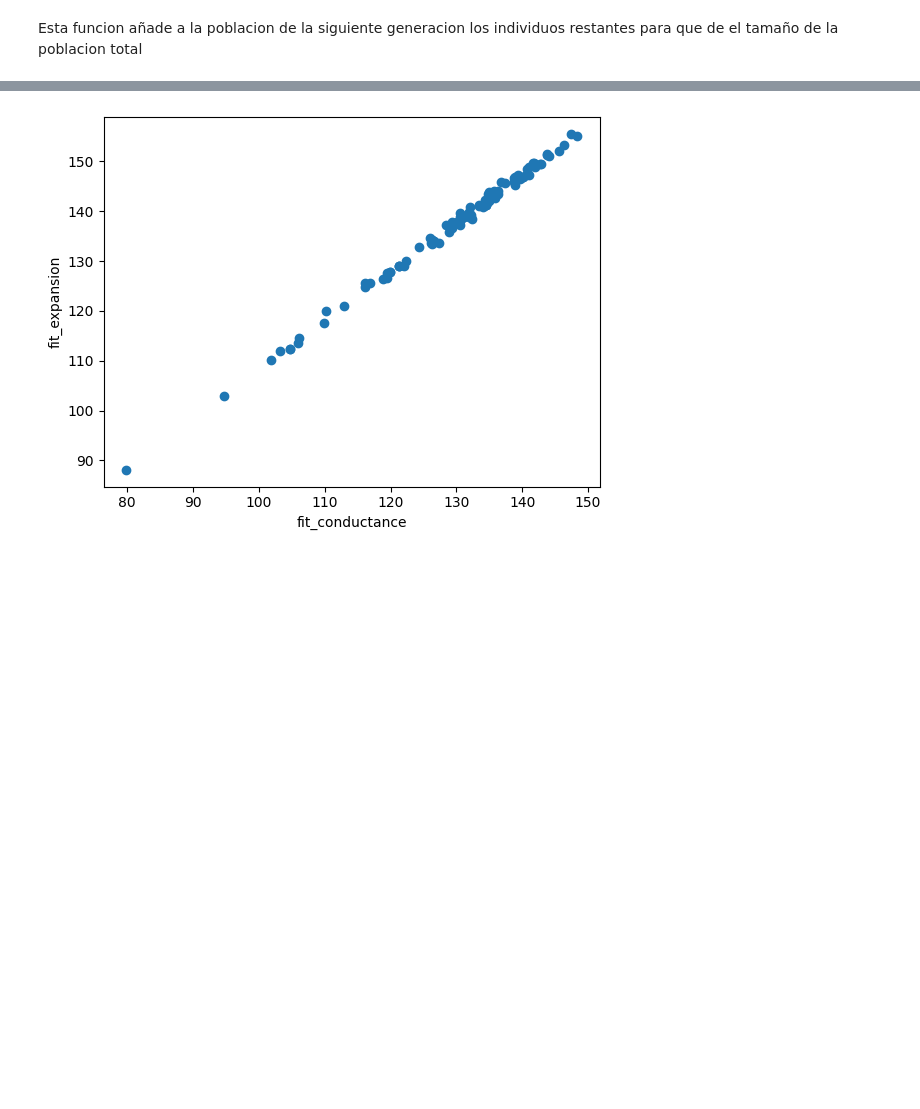
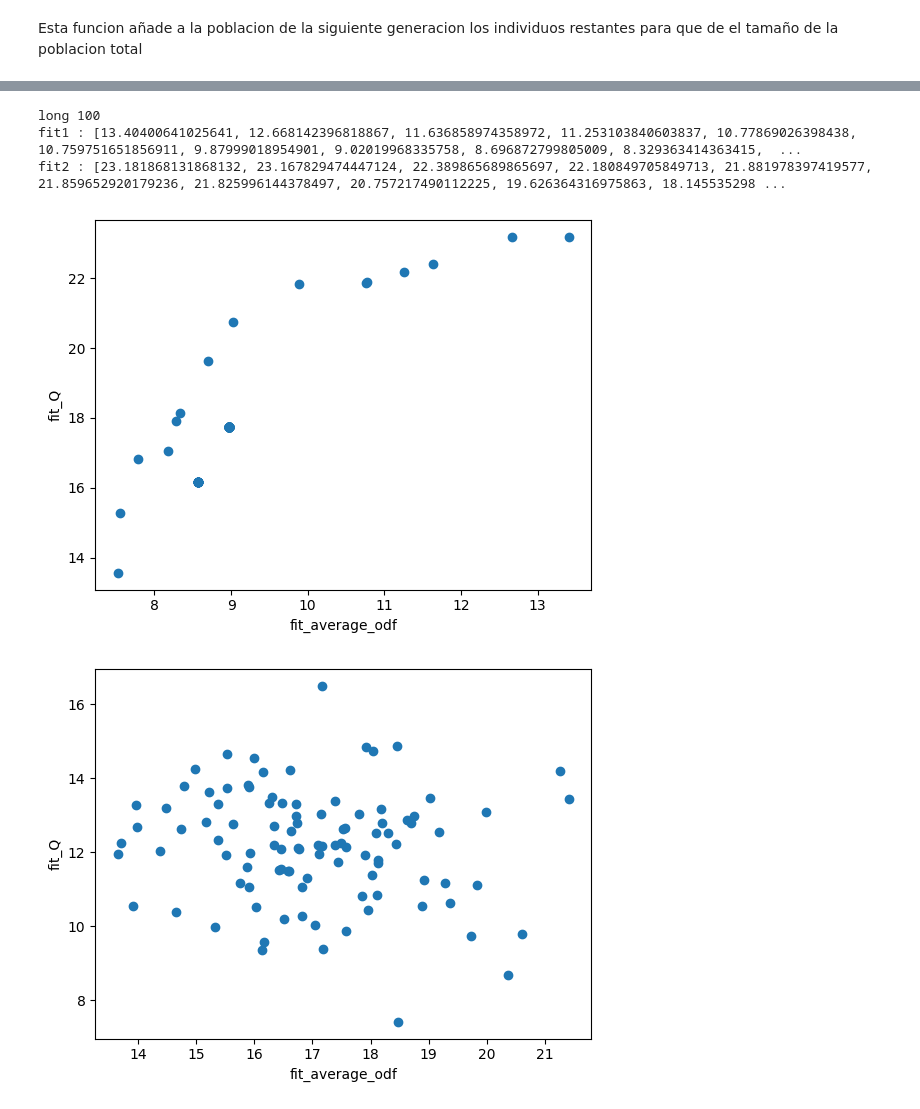
Before and after one commit to JLopezBermejo/PracticaSNAyCEB, a Jupyter notebook: Practica Ejercicio B (clean).ipynb, the cells around one changed output, grey strips where cells are left out. Cells and saved outputs as stored; diff of their text form; code cells hidden in the pictures; blank space fills up the shorter version.

Commit message:
cambios en la funcion evolve y demas, el pareto parece indicar unos avances coherentes

```diff
--- a/Practica Ejercicio B (clean).ipynb
+++ b/Practica Ejercicio B (clean).ipynb
@@ -290,7 +303,7 @@ def evolve(pop, fit1, fit2, grafo, conversiones, T=3, pcross=0.8, pmut=0.2, n_pu
 
     return pop
 # %%
-evolved_pop = evolve(pop, fit_conductance, fit_expansion, amazon_G, conversiones, n_gen=100, fit2_maximize=True)
+evolved_pop = evolve(pop, fit_average_odf, fit_Q, amazon_G, conversiones, n_gen=1000, fit2_maximize=True)
 evolved_pop
 # %% [output]
 N of gen: 0
@@ -330,20 +343,43 @@ longitud pop para la siguiente generacion: 100
 # %%
 import matplotlib.pyplot as plt
+
+pop = create(amazon_G.nodes, A, conversiones)
+
+print(f"long {len(evolved_pop)}")
+fits1 = []
+fits2 = []
+
+for ind in evolved_pop:
+    fits1.append(fit_average_odf(amazon_G, ind, conversiones))
+    fits2.append(fit_Q(amazon_G, ind, conversiones))
+
+print(f"fit1 : {fits1}")
+print(f"fit2 : {fits2}")
+
+plt.scatter(fits1, fits2)
+plt.xlabel('fit_average_odf')
+plt.ylabel('fit_Q')
+
+plt.show()
 
 fits1 = []
 fits2 = []
 
-for ind in evolved_pop:
-    fits1.append(fit_conductance(amazon_G, ind, conversiones))
-    fits2.append(fit_expansion(amazon_G, ind, conversiones))
+for ind in pop:
+    fits1.append(fit_average_odf(amazon_G, ind, conversiones))
+    fits2.append(fit_Q(amazon_G, ind, conversiones))
 
 plt.scatter(fits1, fits2)
-plt.xlabel('fit_conductance')
-plt.ylabel('fit_expansion')
+plt.xlabel('fit_average_odf')
+plt.ylabel('fit_Q')
 
 plt.show()
 # %% [output]
+long 100
+fit1 : [13.40400641025641, 12.668142396818867, 11.636858974358972, 11.253103840603837, 10.77869026398438, 10.759751651856911, 9.87999018954901, 9.02019968335758, 8.696872799805009, 8.329363414363415,  ...
+fit2 : [23.181868131868132, 23.167829474447124, 22.389865689865697, 22.180849705849713, 21.881978397419577, 21.859652920179236, 21.825996144378497, 20.757217490112225, 19.626364316975863, 18.145535298 ...
-[figure, old version]
+[figure, new version]
+[figure, added]
 # %%
 get_comunidades(evolved_pop[0])
 # %% [output]
```
Also changed, not shown: parts of 4 cells of this notebook.
